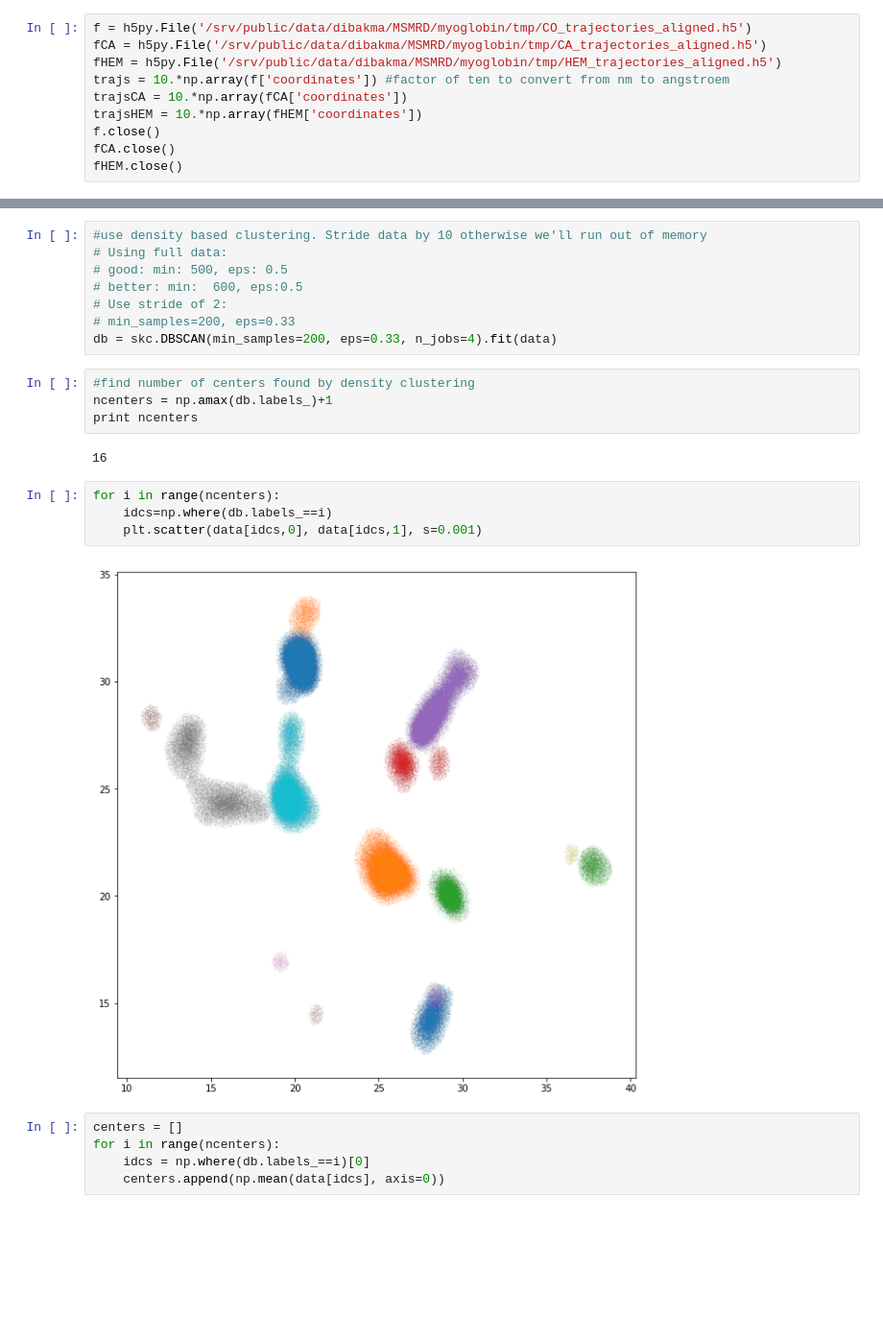
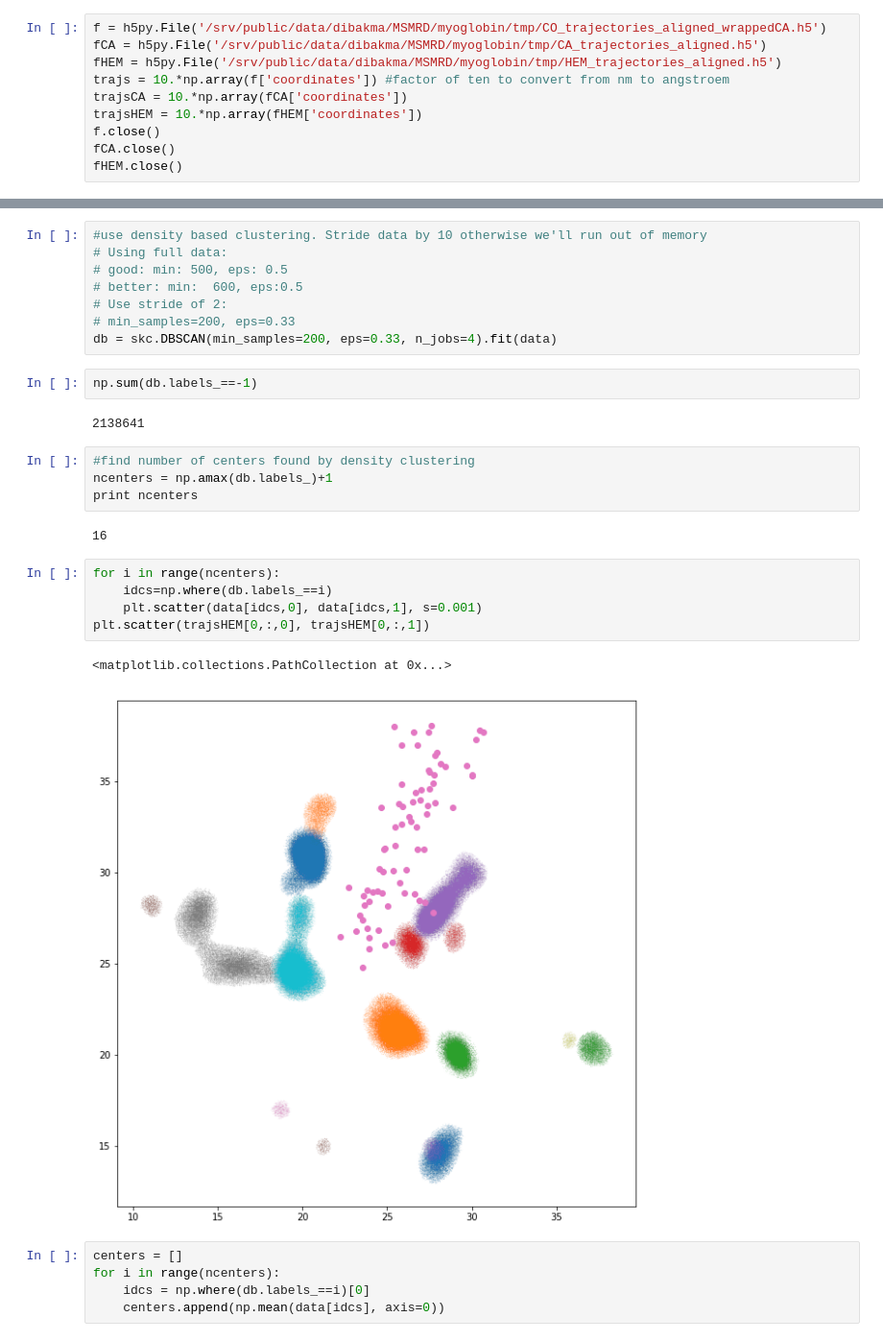
Before and after one commit to markovmodel/msmrd, a Jupyter notebook: scripts/current/myoglobin_find_centers_smallR.ipynb, the cells around one changed output, grey strips where cells are left out. Shown: that part at 96% size. Drawn from its saved outputs; the diff is of its cells as text; blank space fills up the shorter version.

```diff
--- a/scripts/current/myoglobin_find_centers_smallR.ipynb
+++ b/scripts/current/myoglobin_find_centers_smallR.ipynb
@@ -18,7 +18,7 @@ from MSMRD.discretization import partitionSphere, plotPartitionedSphere
 %matplotlib inline
 plt.rcParams['figure.figsize'] = (10, 10)
 # %%
-f = h5py.File('/srv/public/data/dibakma/MSMRD/myoglobin/tmp/CO_trajectories_aligned.h5')
+f = h5py.File('/srv/public/data/dibakma/MSMRD/myoglobin/tmp/CO_trajectories_aligned_wrappedCA.h5')
 fCA = h5py.File('/srv/public/data/dibakma/MSMRD/myoglobin/tmp/CA_trajectories_aligned.h5')
 fHEM = h5py.File('/srv/public/data/dibakma/MSMRD/myoglobin/tmp/HEM_trajectories_aligned.h5')
 trajs = 10.*np.array(f['coordinates']) #factor of ten to convert from nm to angstroem
@@ -48,6 +46,10 @@ print data.shape
 # Use stride of 2:
 # min_samples=200, eps=0.33
 db = skc.DBSCAN(min_samples=200, eps=0.33, n_jobs=4).fit(data)
+# %%
+np.sum(db.labels_==-1)
+# %% [output]
+2138641
 # %%
 #find number of centers found by density clustering
 ncenters = np.amax(db.labels_)+1
@@ -57,9 +59,11 @@ print ncenters
 # %%
 for i in range(ncenters):
     idcs=np.where(db.labels_==i)
     plt.scatter(data[idcs,0], data[idcs,1], s=0.001)
+plt.scatter(trajsHEM[0,:,0], trajsHEM[0,:,1])
 # %% [output]
+<matplotlib.collections.PathCollection at 0x...>
-[figure, old version]
+[figure, new version]
 # %%
 centers = []
 for i in range(ncenters):
```
Also changed, not shown: parts of 23 cells of this notebook, 7 other files.
